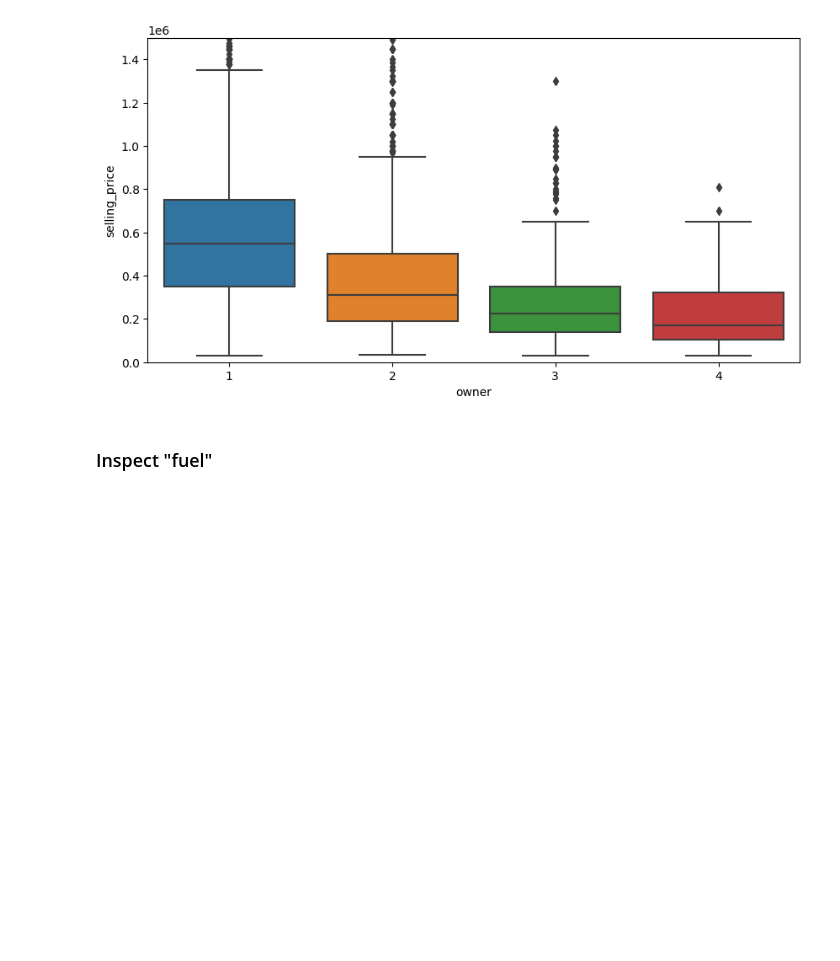
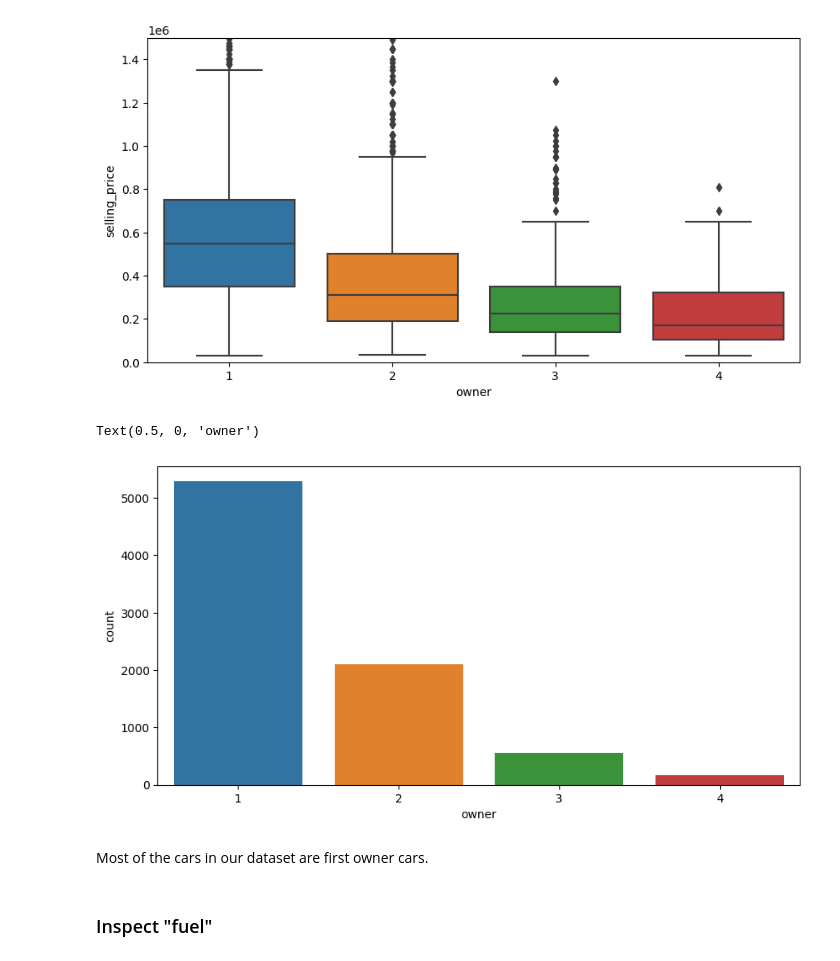
Before and after one commit to ParunNg/Car-Price-Prediction, a Jupyter notebook: Car Price Prediction.ipynb, the cells around one changed output. Saved outputs shown, nothing was run; the diff lists cells and outputs as text; code cells hidden in the pictures; blank space fills up the shorter version.

```diff
--- a/Car Price Prediction.ipynb
+++ b/Car Price Prediction.ipynb
@@ -117,6 +130,17 @@ plt.xlabel("owner")
 # %% [output]
 Text(0.5, 0, 'owner')
 [figure]
+# %%
+# Count number of each type of owner
+plt.figure(figsize=(10, 5))
+sns.countplot(data=df, x='owner')
+
+plt.xlabel("owner")
+# %% [output]
+Text(0.5, 0, 'owner')
+[figure, added]
+# %% [markdown]
+Most of the cars in our dataset are first owner cars.
 # %% [markdown]
 ### Inspect "fuel"
 # %%
```
Also changed, not shown: parts of 46 cells of this notebook, 1 other file.
